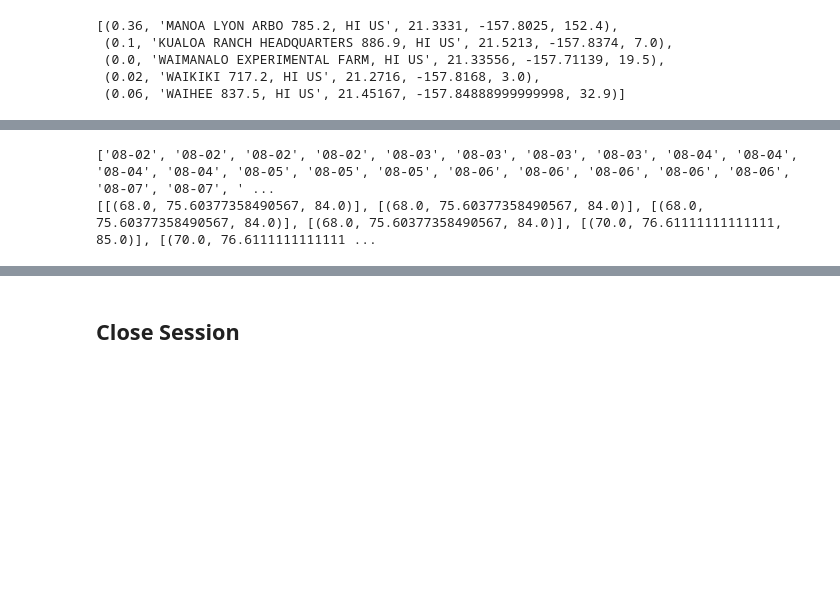
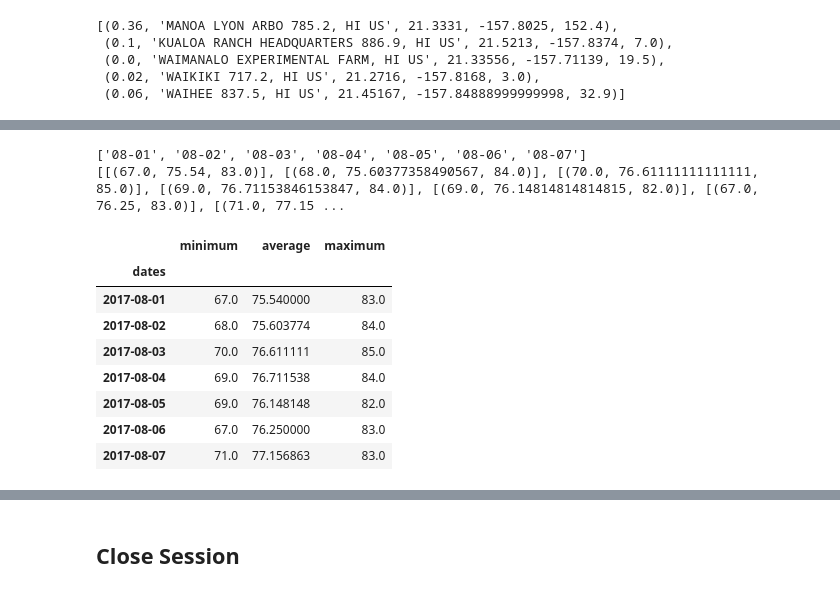
Before and after one commit to cspence001/climate_query_sqlalchemy, a Jupyter notebook: Bonus/Temp_Analysis_II.ipynb, the cells around one changed output, grey strips where cells are left out. Cells and saved outputs as stored; diff of their text form; code cells hidden in the pictures; blank space fills up the shorter version.

```diff
--- a/Bonus/Temp_Analysis_II.ipynb
+++ b/Bonus/Temp_Analysis_II.ipynb
@@ -154,13 +154,14 @@ daily_normals("01-01")
 # push each tuple of calculations into a list called `normals`
 
 # Set the start and end date of the trip
-start_date = dt.datetime(2017, 8, 1)
-end_date = dt.datetime(2017, 8, 7)
+start_date = dt(2017, 7, 31)
+end_date = dt(2017, 8, 7)
 
 # Use the start and end date to create a range of dates
 results = session.query(Measurement.date).\
     filter(Measurement.date >= start_date).filter(Measurement.date <= end_date).\
-    order_by(Measurement.date).all()
+    order_by(Measurement.date).\
+    group_by(Measurement.date).all()
 
 trip_dates = list(np.ravel(results))
 trip_dates
@@ -180,9 +181,26 @@ for date in date_strings:
 
 print(normals)
 # %% [output]
-['08-02', '08-02', '08-02', '08-02', '08-03', '08-03', '08-03', '08-03', '08-04', '08-04', '08-04', '08-04', '08-05', '08-05', '08-05', '08-06', '08-06', '08-06', '08-06', '08-06', '08-07', '08-07', ' ...
-[[(68.0, 75.60377358490567, 84.0)], [(68.0, 75.60377358490567, 84.0)], [(68.0, 75.60377358490567, 84.0)], [(68.0, 75.60377358490567, 84.0)], [(70.0, 76.61111111111111, 85.0)], [(70.0, 76.6111111111111 ...
+['08-01', '08-02', '08-03', '08-04', '08-05', '08-06', '08-07']
+[[(67.0, 75.54, 83.0)], [(68.0, 75.60377358490567, 84.0)], [(70.0, 76.61111111111111, 85.0)], [(69.0, 76.71153846153847, 84.0)], [(69.0, 76.14814814814815, 82.0)], [(67.0, 76.25, 83.0)], [(71.0, 77.15 ...
 # %%
 # Load the previous query results into a Pandas DataFrame and add the `trip_dates` range as the `date` index
+
+#unpack list of list of tuples
+normals_df =pd.DataFrame([t for lst in normals for t in lst], columns=['minimum', 'average', 'maximum'])
+#add column for trip_dates
+normals_df['dates'] = trip_dates
+#set date column as index
+normals_df.set_index('dates')
+# %% [output]
+|  | minimum | average | maximum |
+| dates |  |  |  |
+| 2017-08-01 | 67.0 | 75.540000 | 83.0 |
+| 2017-08-02 | 68.0 | 75.603774 | 84.0 |
+| 2017-08-03 | 70.0 | 76.611111 | 85.0 |
+| 2017-08-04 | 69.0 | 76.711538 | 84.0 |
+| 2017-08-05 | 69.0 | 76.148148 | 82.0 |
+| 2017-08-06 | 67.0 | 76.250000 | 83.0 |
+| 2017-08-07 | 71.0 | 77.156863 | 83.0 |
 # %%
 # Plot the daily normals as an area plot with `stacked=False`
```
Also changed, not shown: parts of 7 cells of this notebook, 2 other files.
